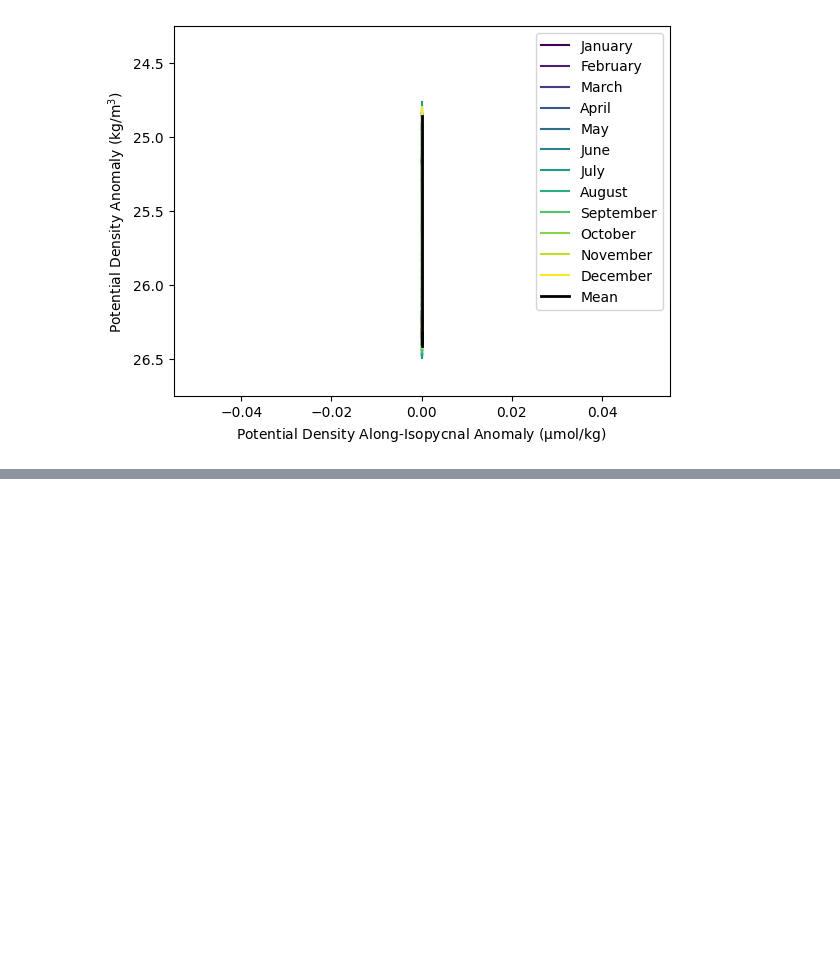
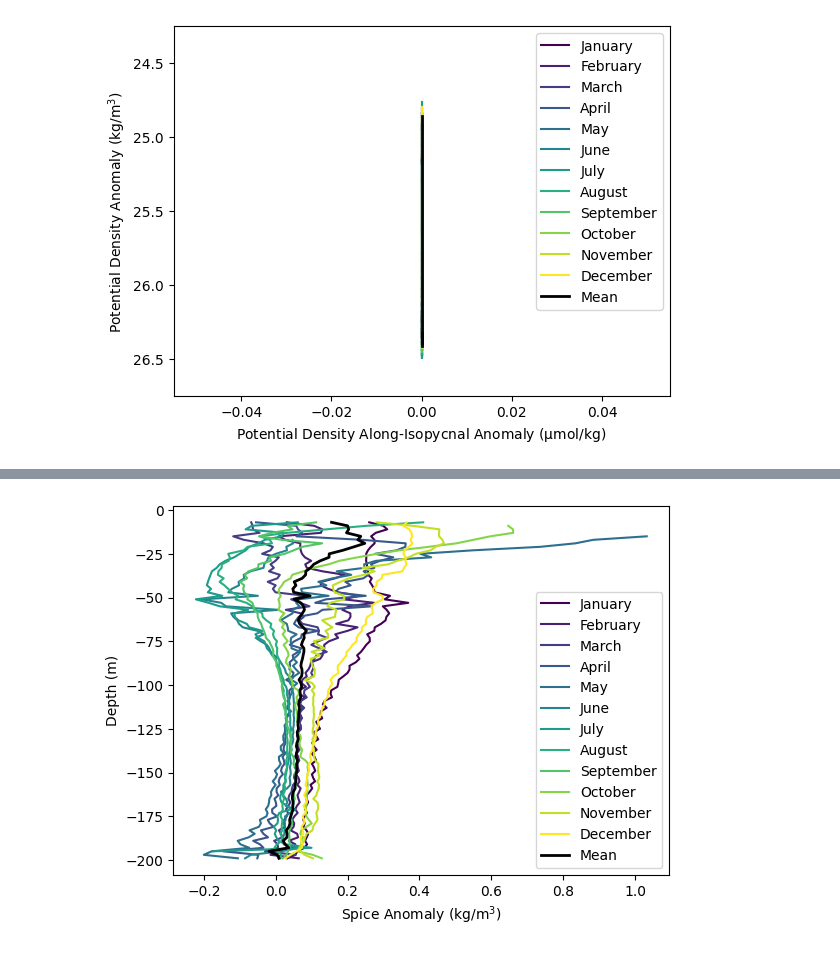
Before and after one commit to andrew-s28/nhl-upwelling-tongues, a Jupyter notebook: notebooks/along_isopycnal_anomaly.ipynb, the cells around one changed output, grey strips where cells are left out. Saved outputs shown, nothing was run; the diff lists cells and outputs as text; code cells hidden in the pictures; blank space fills up the shorter version.

```diff
--- a/notebooks/along_isopycnal_anomaly.ipynb
+++ b/notebooks/along_isopycnal_anomaly.ipynb
@@ -475,0 +514,12 @@ plt.savefig(
+# %%
+plot_climatology_depth(
+    offshore_anomaly_climatology["spice"],
+    offshore_anomaly_climatology["depth"],
+    "Spice Anomaly ($\\mathsf{kg/m^3}$)",
+    "Depth (m)",
+)
+plt.savefig(
+    "../presentation/offshore_spice_anomaly_depth.png", dpi=600, bbox_inches="tight"
+)
+# %% [output]
+[figure, added]
```
Also changed, not shown: parts of 4 cells of this notebook, 1 other file.
